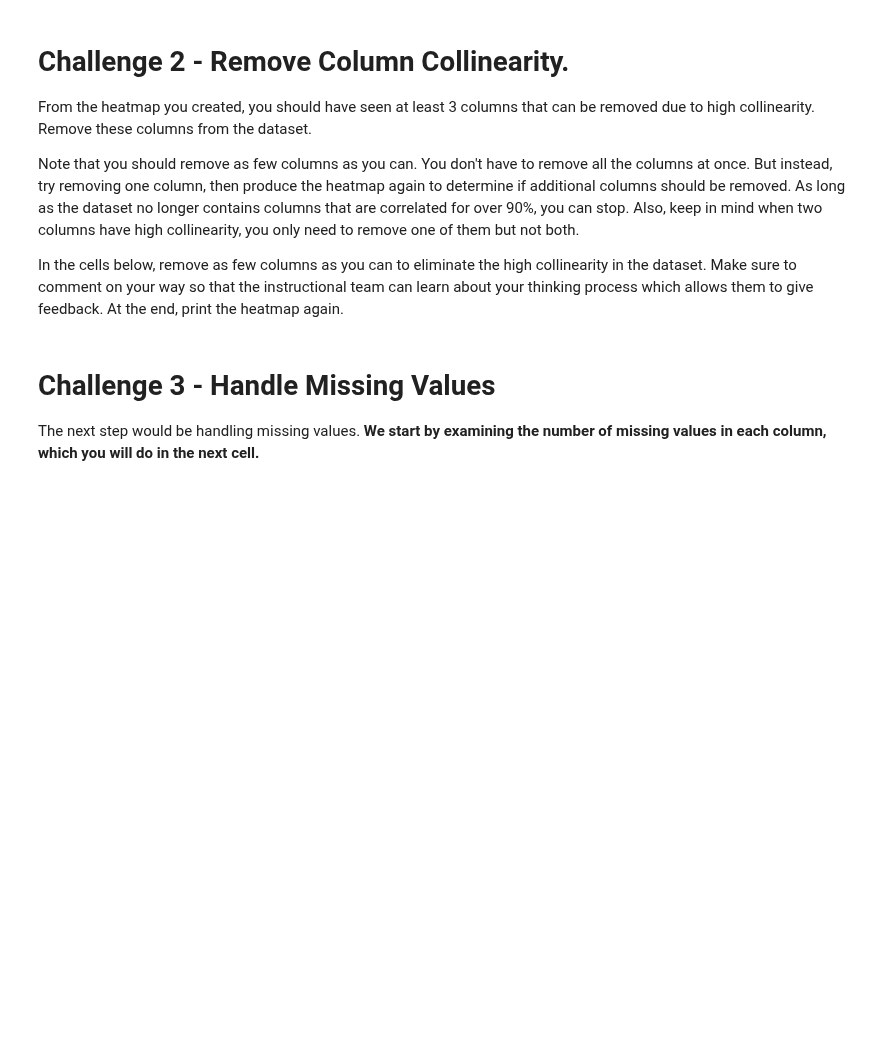
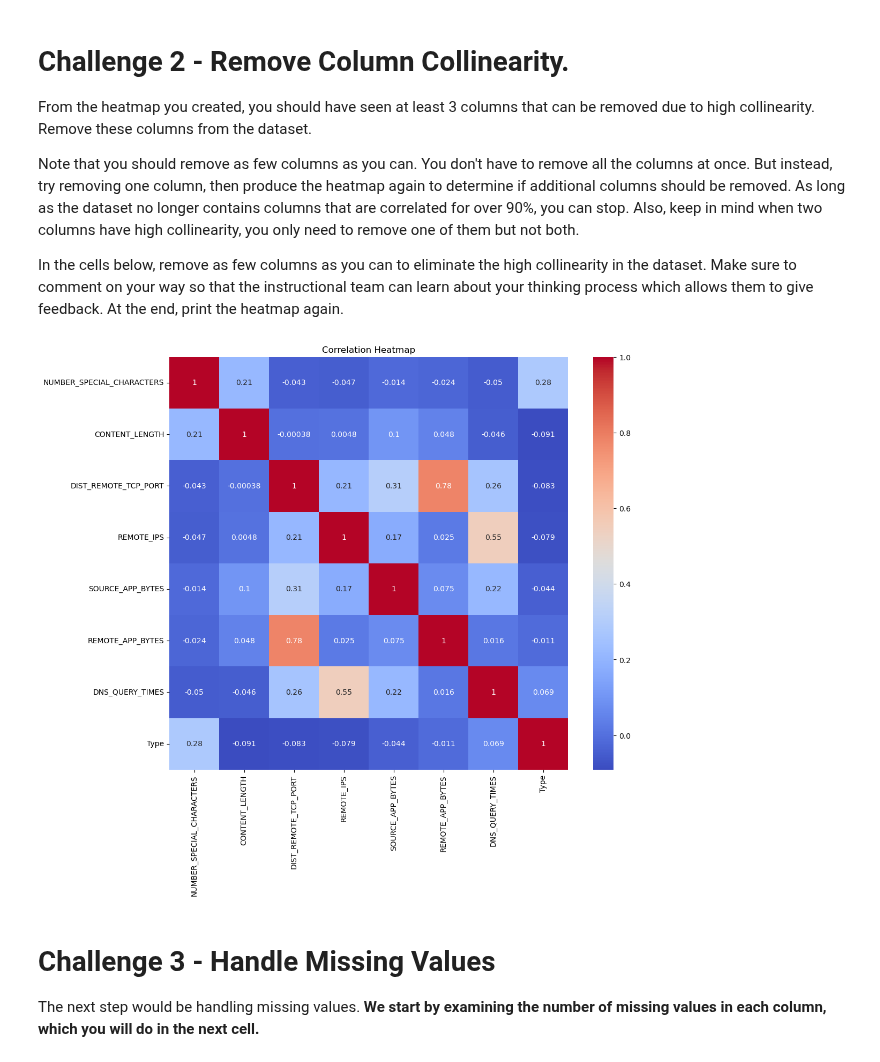
Before and after one commit to ta-data-lis/lab-supervised-learning, a Jupyter notebook: your-code/main.ipynb, the cells around one changed output. Saved outputs shown, nothing was run; the diff lists cells and outputs as text; code cells hidden in the pictures; blank space fills up the shorter version.

```diff
--- a/your-code/main.ipynb
+++ b/your-code/main.ipynb
@@ -70,0 +155,7 @@ In the cells below, remove as few columns as you can to eliminate the high colli
+# %%
+# Your code here
+
+columns_to_drop = ['REMOTE_APP_PACKETS', 'SOURCE_APP_PACKETS', 'TCP_CONVERSATION_EXCHANGE', 'APP_PACKETS','APP_PACKETS',
+                  'URL_LENGTH','APP_BYTES']
+
+df = websites.drop(columns=columns_to_drop)
@@ -71,3 +165,13 @@ In the cells below, remove as few columns as you can to eliminate the high colli
+# %%
+
+corr2 = df.corr()
+
+plt.figure(figsize=(12, 10))
+sns.heatmap(corr2, annot=True, cmap='coolwarm')
+plt.title('Correlation Heatmap')
+plt.show()
+# %% [output]
+[figure, added]
 # %% [markdown]
 # Challenge 3 - Handle Missing Values
 
```
Also changed, not shown: parts of 59 cells of this notebook.
